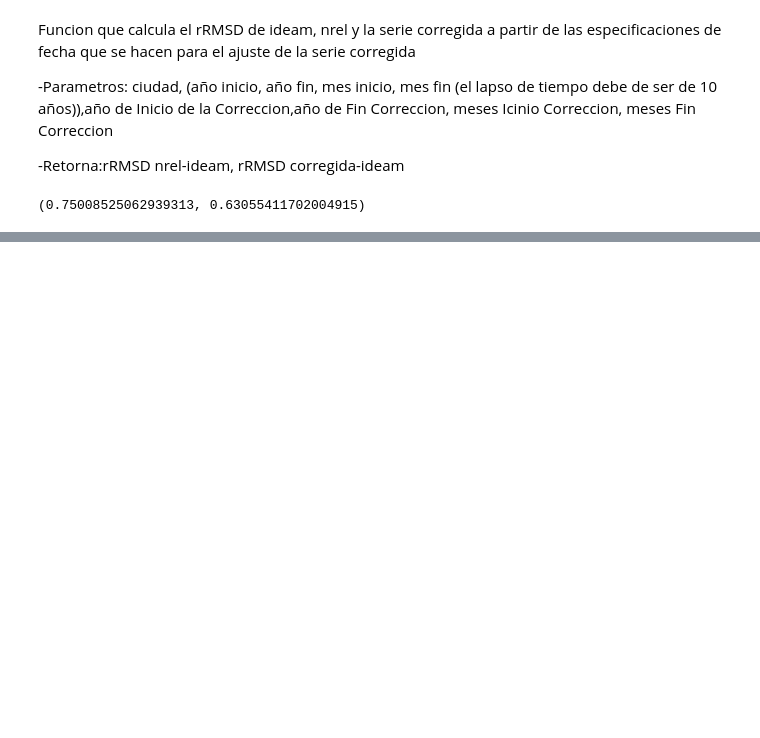
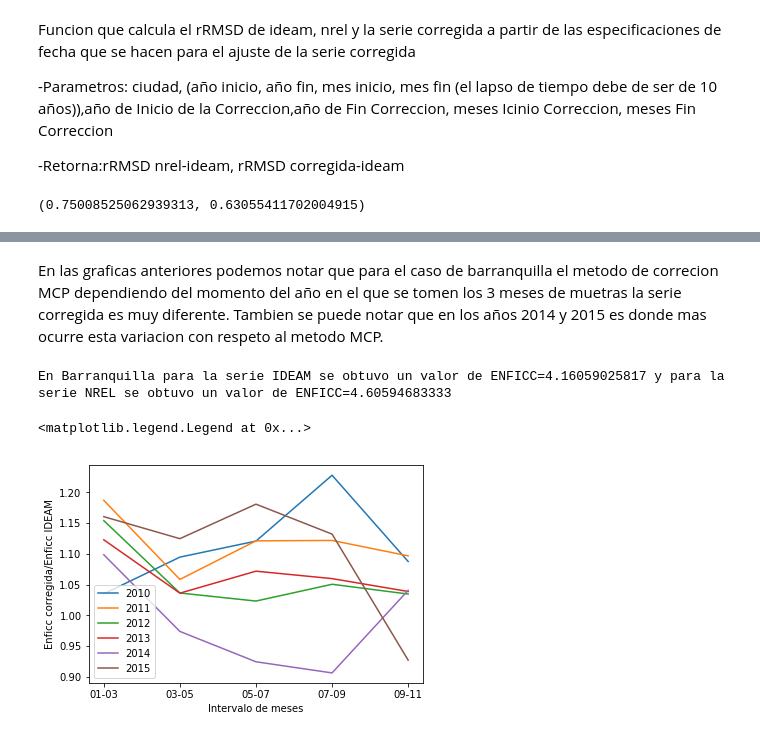
Before and after one commit to CamiloCastillo10/Herramientas-Computacionales-IMEC3602, a Jupyter notebook: Taller 1/Taller1.ipynb, the cells around one changed output, grey strips where cells are left out. Drawn from its saved outputs; the diff is of its cells as text; code cells hidden in the pictures; blank space fills up the shorter version.

```diff
--- a/Taller 1/Taller1.ipynb
+++ b/Taller 1/Taller1.ipynb
@@ -201,12 +201,12 @@ Funcion que calcula el enficc de ideam, nrel y la serie corregida a partir de la
 
 -Retorna:enficc ideam, enficc nrel, enficc serie corregida
 # %%
-def comENFICC(ciudad,añoInicio,añoFin,mesesInicio,mesefin):
+def comENFICC(ciudad,añoInicio,añoFin,mesesInicio,mesesFin):
     ideam,nrel=darSeries(ciudad)
     enficcIdema=ENFICC(ideam)
     enficcNrel=ENFICC(nrel)
-    ideamCor=cortar(ideam,añoInicio,añoFin,meseInicio,meseFin)
-    nrelCor=cortar(nrel,añoInicio,añoFin,meseInicio,mesesFin)
+    ideamCor=cortar(ideam,añoInicio,añoFin,mesesInicio,mesesFin)
+    nrelCor=cortar(nrel,añoInicio,añoFin,mesesInicio,mesesFin)
     serie=mcp(ideamCor['IDEAM'],nrel['NREL'],nrelCor['NREL'])
     nuevaSerie=nrel
     nuevaSerie['NREL']=serie
@@ -370,0 +392,20 @@ comrRMSD('Cali',2010,2011,3,4,2007,2014,1,12)
+# %% [markdown]
+En las graficas anteriores podemos notar que para el caso de barranquilla el metodo de correcion MCP dependiendo del momento del año en el que se tomen los 3 meses de muetras la serie corregida es muy diferente. Tambien se puede notar que en los años 2014 y 2015 es donde mas ocurre esta variacion con respeto al metodo MCP.
+# %%
+ideam,nrel,cor=comENFICC(B,2010,2010,1,3)
+
+m=['01-03','03-05','05-07','07-09','09-11']
+print('En '+B+' para la serie IDEAM se obtuvo un valor de ENFICC='+str(ideam)+' y para la serie NREL se obtuvo un valor de ENFICC='+str(nrel))
+for aqno in a:
+    v=[0,1,2,3,4]
+    for i in v:
+        ideam,nrel,cor=comENFICC(B,aqno,aqno,1+2*i,3+2*i)
+        v[i]=cor/ideam
+    pylab.plot(m,v,'C'+str(aqno-2010), label=str(aqno))
+    pylab.xlabel("Intervalo de meses")
+    pylab.ylabel("Enficc corregida/Enficc IDEAM")
+pylab.legend(loc='lower left')
+# %% [output]
+En Barranquilla para la serie IDEAM se obtuvo un valor de ENFICC=4.16059025817 y para la serie NREL se obtuvo un valor de ENFICC=4.60594683333
+<matplotlib.legend.Legend at 0x...>
+[figure, added]
```
Also changed, not shown: parts of 27 cells of this notebook, 1 other file.
